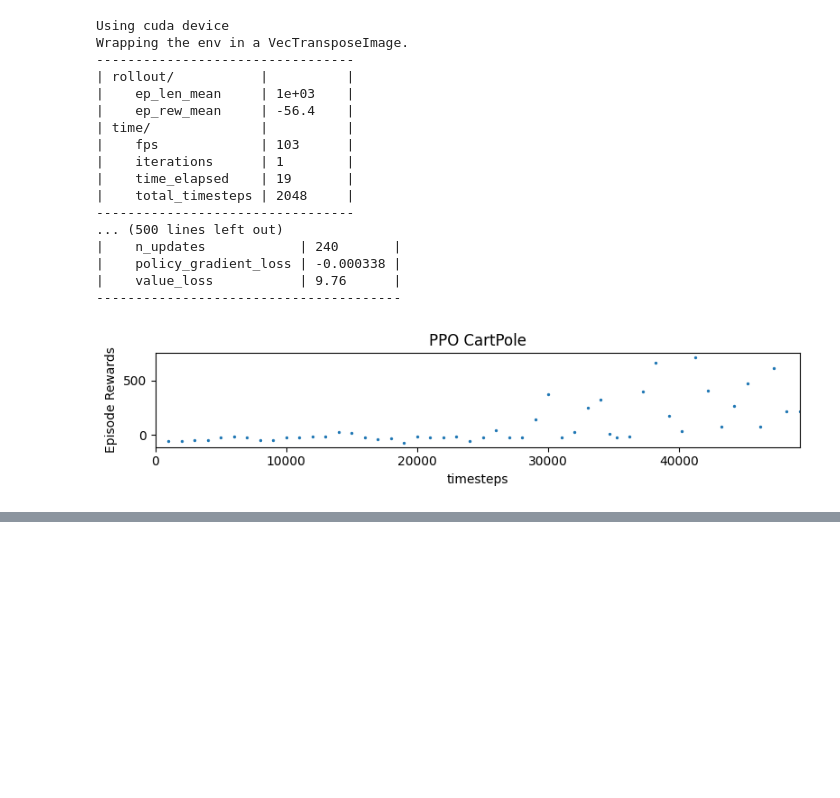
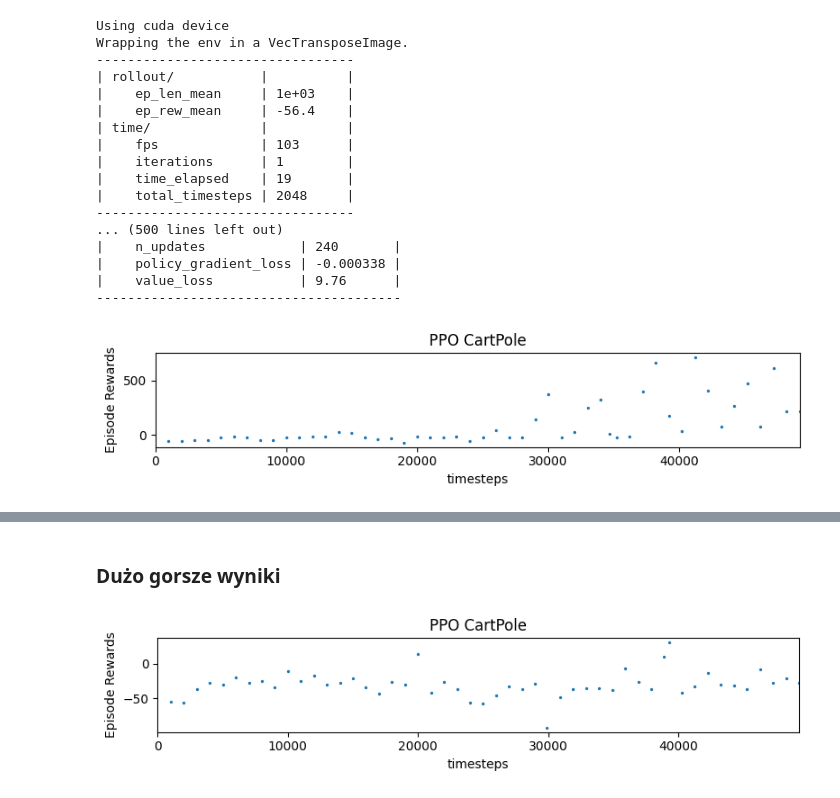
Before and after one commit to KlimaJaroslaw/InteligencjaObliczeniowa, a Jupyter notebook: proj03/proj3.ipynb, the cells around one changed output, grey strips where cells are left out. Saved outputs shown, nothing was run; the diff lists cells and outputs as text; code cells hidden in the pictures; blank space fills up the shorter version.

```diff
--- a/proj03/proj3.ipynb
+++ b/proj03/proj3.ipynb
@@ -273,2 +303,9 @@ plt.show()
+# %% [markdown]
+### Dużo gorsze wyniki
+# %%
+plot_results([log_dir], 50_000, results_plotter.X_TIMESTEPS, "PPO CartPole")
+plt.show()
+# %% [output]
+[figure, added]
 # %%
 run_model_opt(model_car)
```
Also changed, not shown: parts of 9 cells of this notebook, 6 other files.
